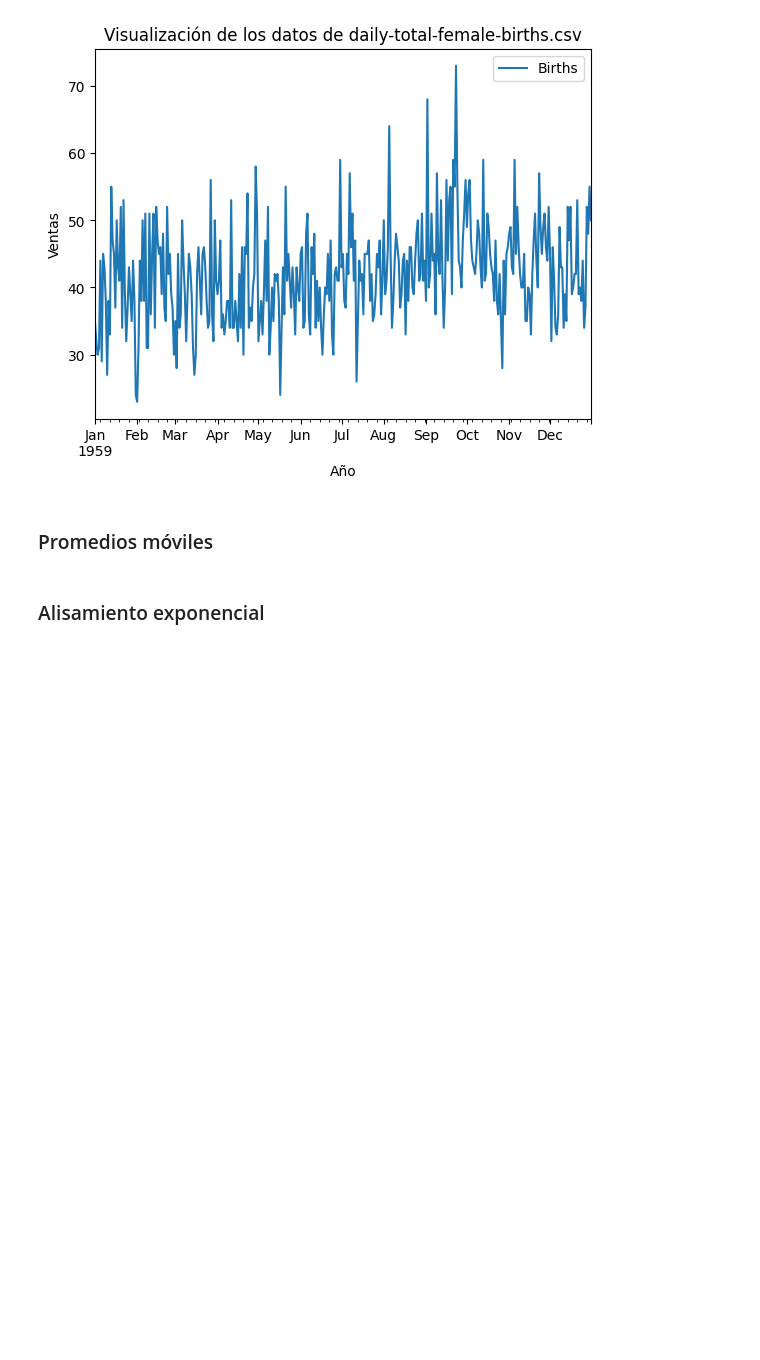
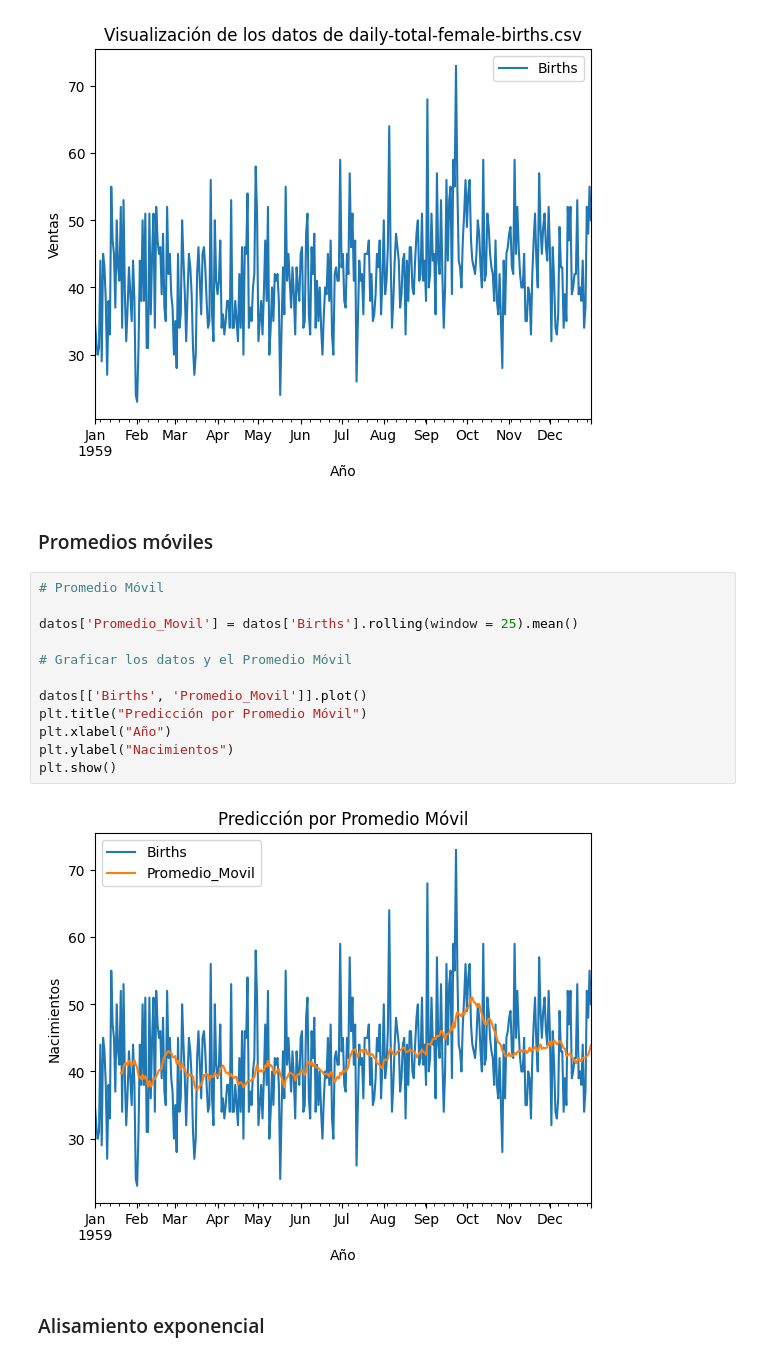
Before and after one commit to Its-Japo/DataScience, a Jupyter notebook: Lab1/main.ipynb, the cells around one changed output. Drawn from its saved outputs; the diff is of its cells as text; blank space fills up the shorter version.

```diff
--- a/Lab1/main.ipynb
+++ b/Lab1/main.ipynb
@@ -178,6 +192,20 @@ plt.show()
 [figure]
 # %% [markdown]
 ### Promedios móviles
+# %%
+# Promedio Móvil
+
+datos['Promedio_Movil'] = datos['Births'].rolling(window = 25).mean()
+
+# Graficar los datos y el Promedio Móvil
+
+datos[['Births', 'Promedio_Movil']].plot()
+plt.title("Predicción por Promedio Móvil")
+plt.xlabel("Año")
+plt.ylabel("Nacimientos")
+plt.show()
+# %% [output]
+[figure, added]
 # %% [markdown]
 ### Alisamiento exponencial
 # %% [markdown]
```
Also changed, not shown: parts of 2 cells of this notebook.
